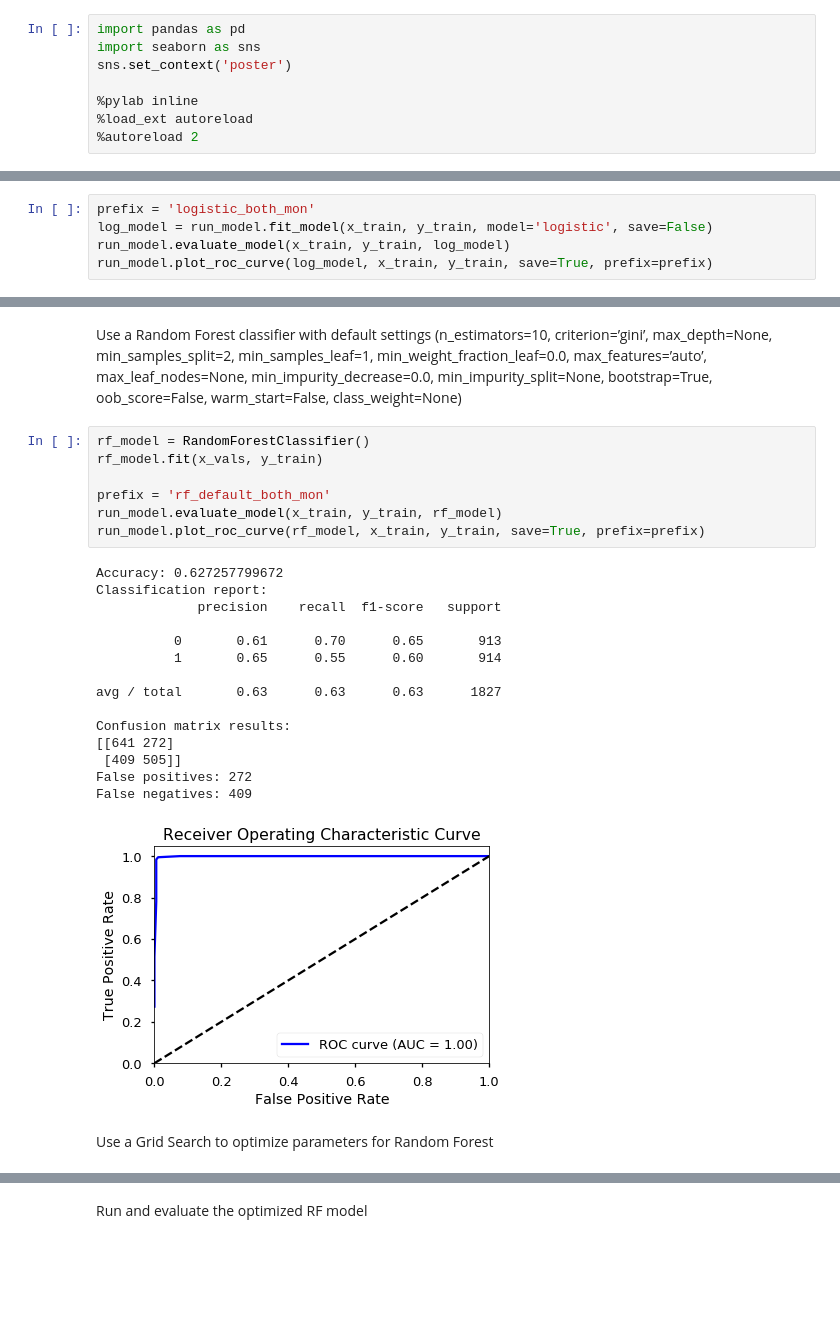
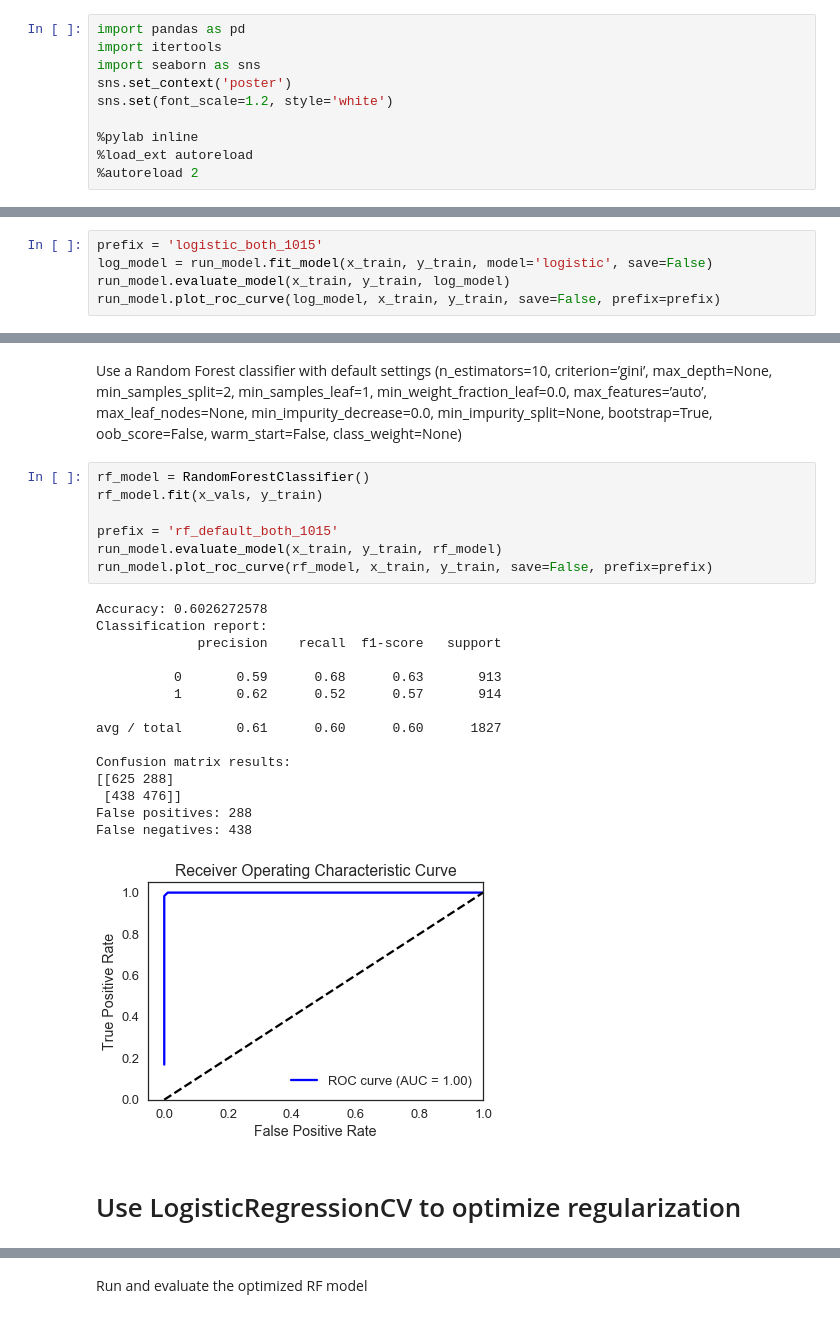
Before and after one commit to nwespe/CDPredictor, a Jupyter notebook: Model Selection.ipynb, the cells around one changed output, grey strips where cells are left out. Saved outputs shown, nothing was run; the diff lists cells and outputs as text; blank space fills up the shorter version.

```diff
--- a/Model Selection.ipynb
+++ b/Model Selection.ipynb
@@ -1,7 +1,9 @@
 # %%
 import pandas as pd
+import itertools
 import seaborn as sns
 sns.set_context('poster')
+sns.set(font_scale=1.2, style='white')
 
 %pylab inline
 %load_ext autoreload
@@ -99,6 +93,6 @@ First fit data with a logistic regression
 # %%
-prefix = 'logistic_both_mon'
+prefix = 'logistic_both_1015'
 log_model = run_model.fit_model(x_train, y_train, model='logistic', save=False)
 run_model.evaluate_model(x_train, y_train, log_model)
-run_model.plot_roc_curve(log_model, x_train, y_train, save=True, prefix=prefix)
+run_model.plot_roc_curve(log_model, x_train, y_train, save=False, prefix=prefix)
 # %% [output]
@@ -146,25 +138,25 @@ Use a Random Forest classifier with default settings (n_estimators=10, criterion
 # %%
 rf_model = RandomForestClassifier()
 rf_model.fit(x_vals, y_train)
 
-prefix = 'rf_default_both_mon'
+prefix = 'rf_default_both_1015'
 run_model.evaluate_model(x_train, y_train, rf_model)
-run_model.plot_roc_curve(rf_model, x_train, y_train, save=True, prefix=prefix)
+run_model.plot_roc_curve(rf_model, x_train, y_train, save=False, prefix=prefix)
 # %% [output]
-Accuracy: 0.627257799672
+Accuracy: 0.6026272578
 Classification report:
              precision    recall  f1-score   support
 
-          0       0.61      0.70      0.65       913
-          1       0.65      0.55      0.60       914
+          0       0.59      0.68      0.63       913
+          1       0.62      0.52      0.57       914
 
-avg / total       0.63      0.63      0.63      1827
+avg / total       0.61      0.60      0.60      1827
 
 Confusion matrix results:
-[[641 272]
- [409 505]]
-False positives: 272
-False negatives: 409
+[[625 288]
+ [438 476]]
+False positives: 288
+False negatives: 438
-[figure, old version]
+[figure, new version]
-# %% [markdown]
-Use a Grid Search to optimize parameters for Random Forest
+# %% [markdown]
+# Use LogisticRegressionCV to optimize regularization
```
Also changed, not shown: parts of 40 cells of this notebook, 3 other files.
